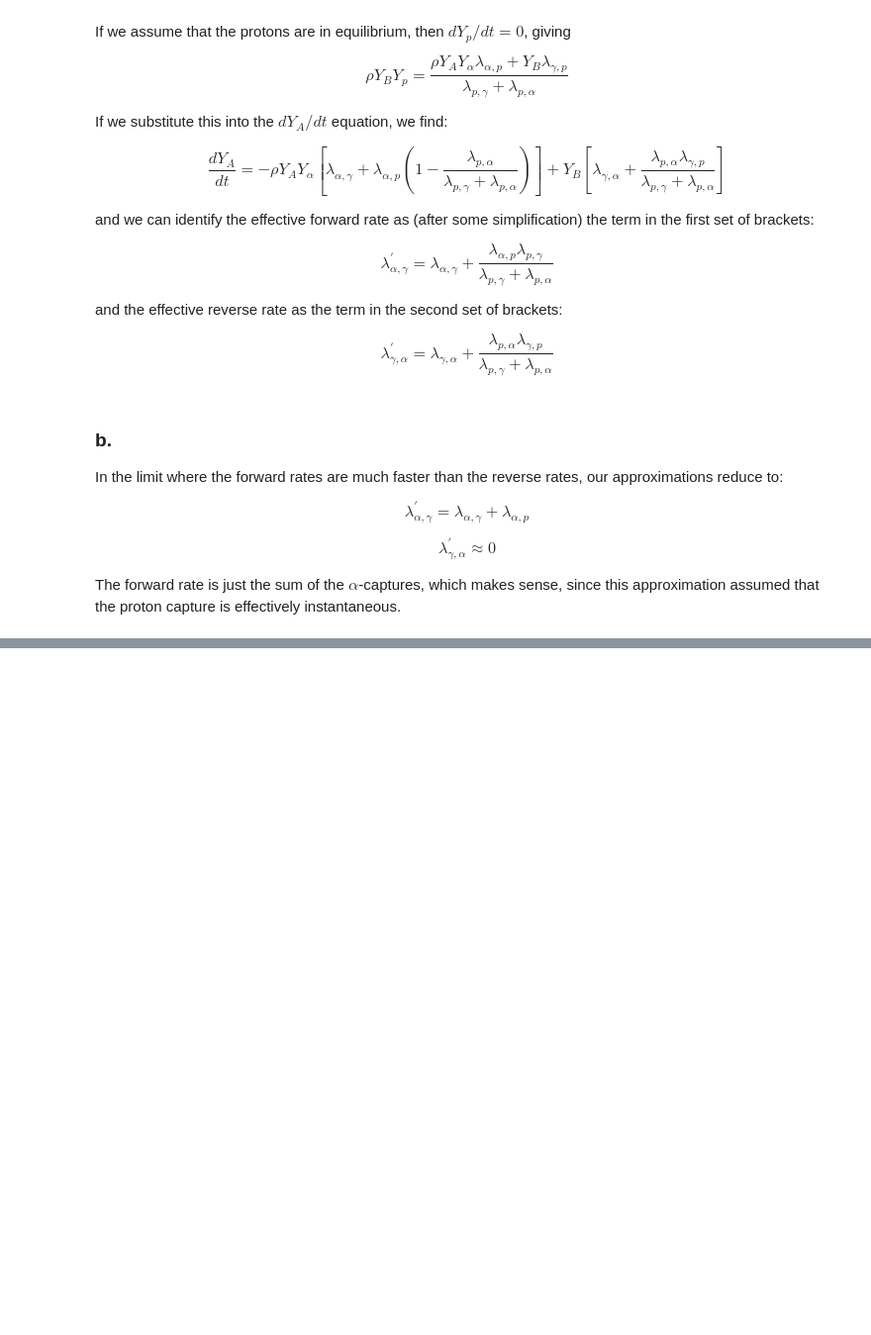
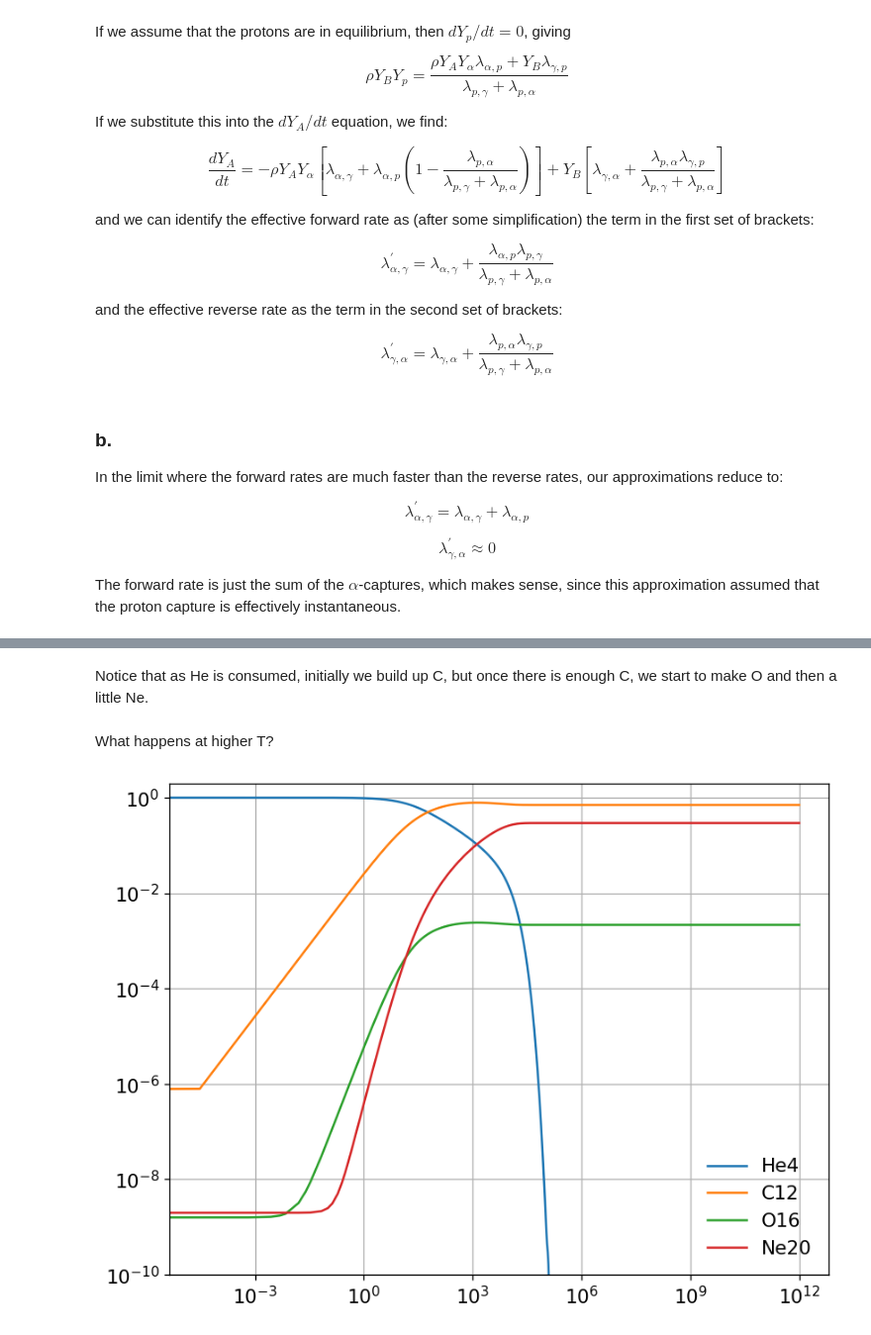
Before and after one commit to zingale/stars, a Jupyter notebook: notebooks/_sources/homework/homework5-solutions.ipynb, the cells around one changed output, grey strips where cells are left out. Shown at 99% size. Saved outputs shown, nothing was run; the diff lists cells and outputs as text; code cells hidden in the pictures; blank space fills up the shorter version.

```diff
--- a/notebooks/_sources/homework/homework5-solutions.ipynb
+++ b/notebooks/_sources/homework/homework5-solutions.ipynb
@@ -88,0 +294,24 @@ We want to evolve the system:
+# %% [markdown]
+Notice that as He is consumed, initially we build up C, but once there is enough C, we start to make O and then a little Ne.
+# %% [markdown]
+What happens at higher T?
+# %%
+Y0 = np.array([0.25, 1.e-10, 1.e-10, 1.e-10])
+
+rho = 1.e5
+T = 6e8
+
+tmax = 1.e12
+
+t_out, Y_out = integrate(tmax, Y0, rho, T)
+
+# convert to mass fractions
+X_out = np.zeros_like(Y_out)
+X_out[0, :] = Y_out[0, :] * A[0]
+X_out[1, :] = Y_out[1, :] * A[1]
+X_out[2, :] = Y_out[2, :] * A[2]
+X_out[3, :] = Y_out[3, :] * A[3]
+
+fig = plot(t_out, X_out)
+# %% [output]
+[figure, added]
```
Also changed, not shown: parts of 30 cells of this notebook, 20 other files.
